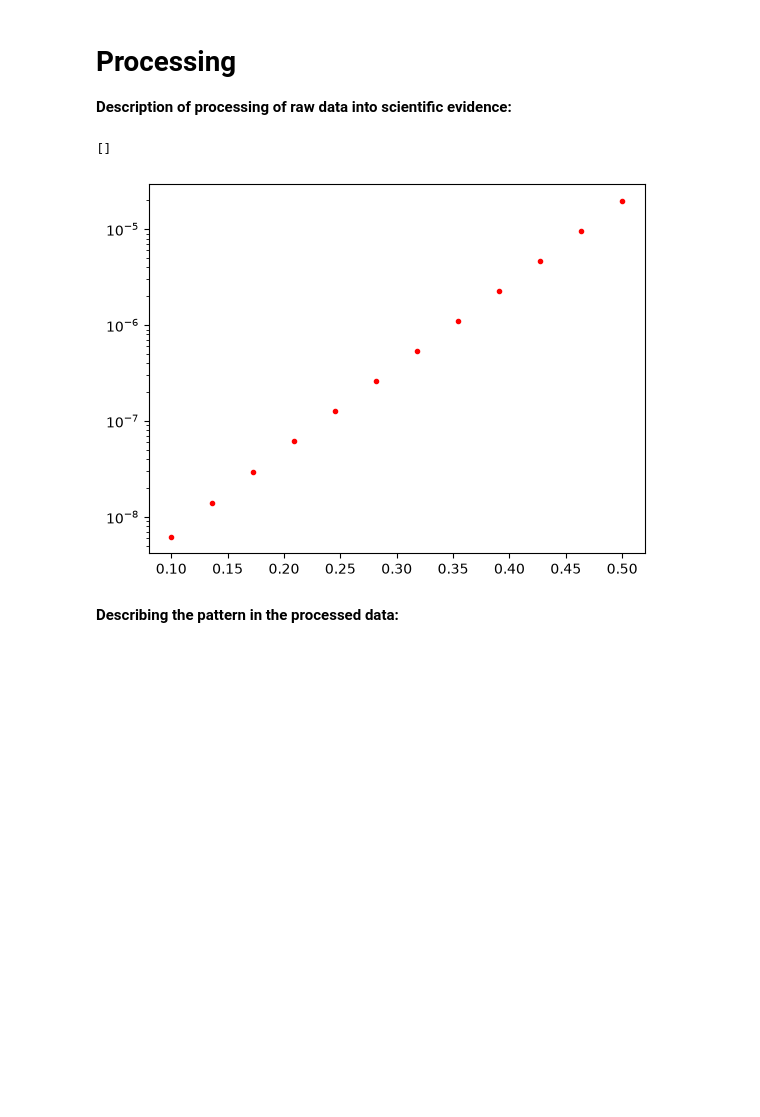
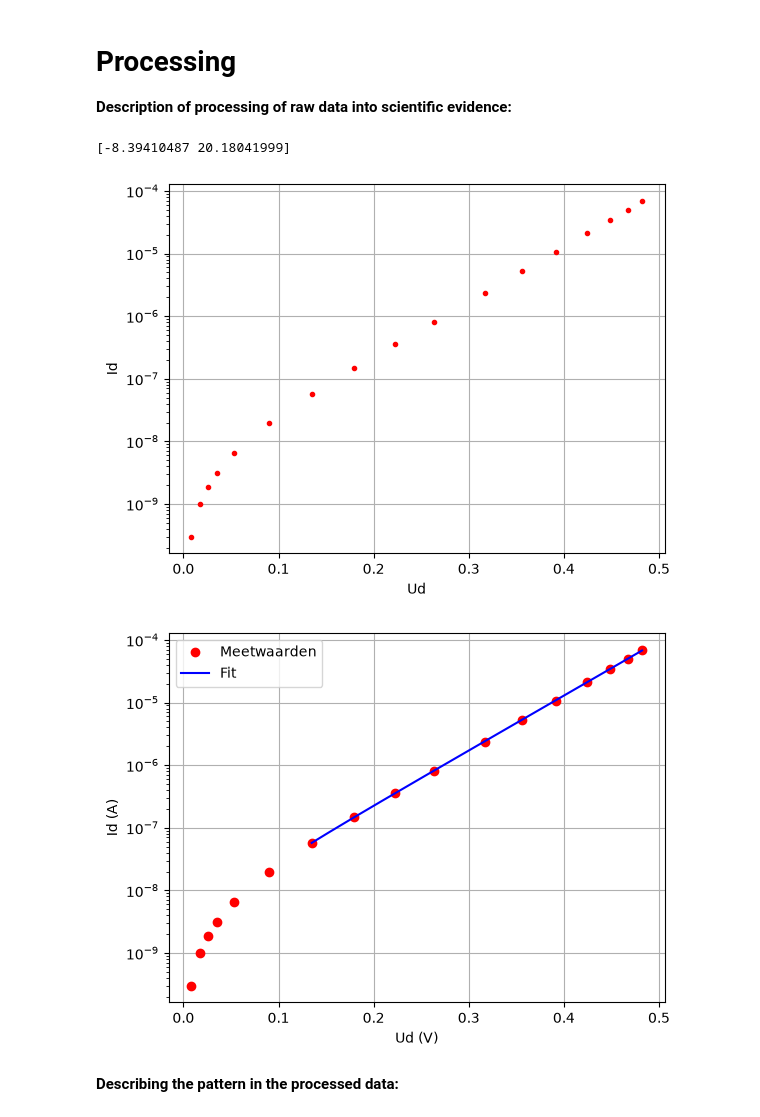
Before and after one commit to tmouwen/ip2-thermo, a Jupyter notebook: BM_labjournaal.ipynb, the cells around one changed output. Saved outputs shown, nothing was run; the diff lists cells and outputs as text; code cells hidden in the pictures; blank space fills up the shorter version.

```diff
--- a/BM_labjournaal.ipynb
+++ b/BM_labjournaal.ipynb
@@ -47,21 +37,16 @@ r3 = 0
+# %%
+# Measurements: Explain the names of variables provide only raw data in np.arrays!
+
+import numpy as np
+import matplotlib.pyplot as plt
+u_bron = np.array([0.09,0.19,0.29,0.39,0.59,0.99,1.49,1.99,2.49,2.99,3.74,4.49,5.49,6.99,8.7,10.7,13])
+UR1 = np.array([0.000003,0.000010,0.000019,0.000031,0.000065,0.000195,0.000575,0.001500,0.003596,0.008196,0.023402,0.052070,0.107380,0.211075,0.34244,0.50579,0.69960])
+R1 = 10e3
+R2 = 1e3
+R3 = 100
 # %% [markdown]
 **Observations:**
 **Notes:**
 # %% [markdown]
 # Processing
 **Description of processing of raw data into scientific evidence:**
-# %%
-#Data processing and analysis:
-def U(R2,R3,Ubron):
-    return R3/(R2+R3)*Ubron
-def uD(U,UR1):
-    return U-UR1
-def ID(UR1,R1):
-    return UR1/R1
-U_D = uD(U(r2, r3, u_bron), u_r1)
-I_D = ID(u_r1, r1)
-plt.plot(U_D, I_D, '.r')
-plt.semilogy()
-# %% [output]
-[]
-[figure, removed]
@@ -70,3 +53,56 @@ plt.semilogy()
+# %%
+#Data processing and analysis:
+from scipy.optimize import curve_fit
+U=R3/(R2+R3)*u_bron
+U_D= U-UR1
+I_D=UR1/R1
+
+plt.plot(U_D, I_D, '.r')
+plt.semilogy()
+plt.grid()
+plt.xlabel('Ud')
+plt.ylabel('Id')
+q = -1.602e-19
+n = 2
+T = 294
+U_D_min = 0.1
+mask = (U_D > U_D_min) & (I_D > 0)
+U_D_fit = U_D[mask]
+I_D_fit = I_D[mask]
+def function(V_D,log10_I0,b):
+    I0 = 10**log10_I0
+    return np.log10(I0*(np.exp(b*V_D)-1))
+
+
+
+
+
+
+
+
+val, cov = curve_fit(function,U_D_fit,np.log10(I_D_fit),p0=[-9, 20],bounds=([-20, 1], [0, 100]))
+
+print( val)
+
+
+U_lijn = np.linspace(min(U_D_fit), max(U_D_fit), 500)
+
+
+I_lijn = 10**function(U_lijn, *val)
+
+# Grafiek
+plt.figure()
+plt.semilogy(U_D, I_D, 'ro', label='Meetwaarden')
+plt.semilogy(U_lijn, I_lijn, 'b-', label='Fit')
+plt.xlabel('Ud (V)')
+plt.ylabel('Id (A)')
+plt.grid()
+plt.legend()
+plt.show()
+# %% [output]
+[-8.39410487 20.18041999]
+[figure, added]
+[figure, added]
 # %%
 #Data processing and analysis:
 # %% [markdown]
```
Also changed, not shown: parts of 2 cells of this notebook.
